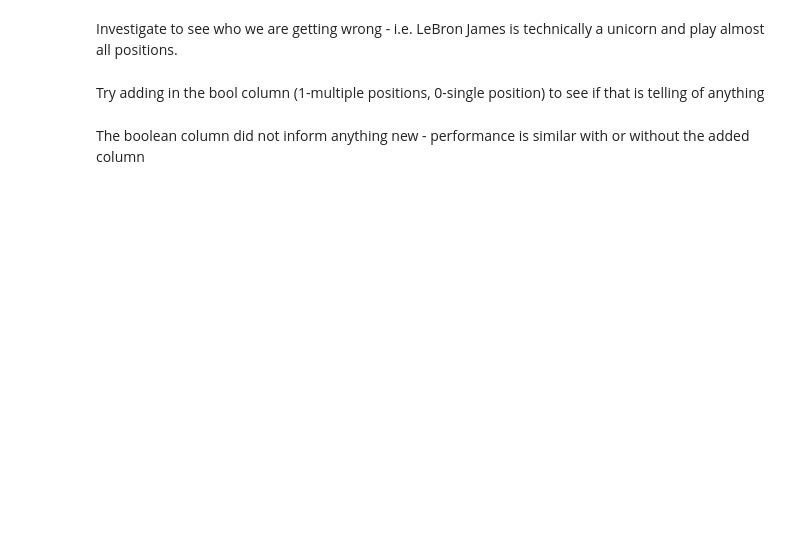
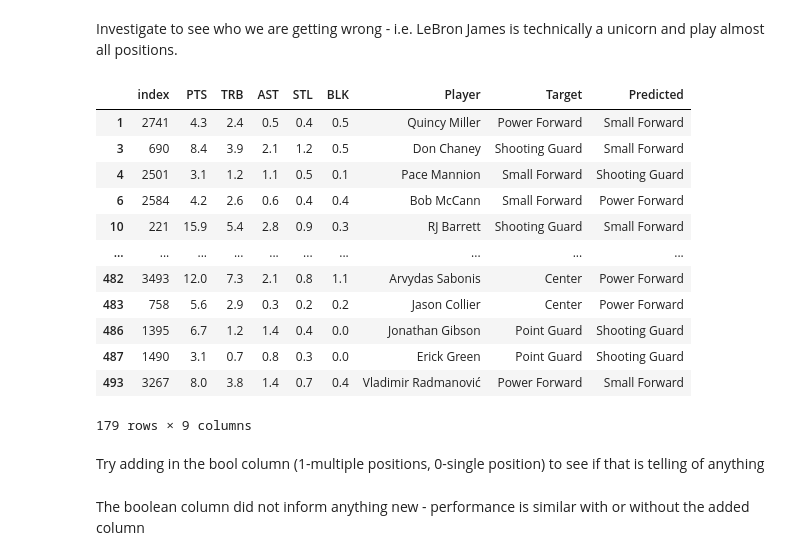
Before and after one commit to wjlau/capstone3, a Jupyter notebook: predicting_player_positions.ipynb, the cells around one changed output. Cells and saved outputs as stored; diff of their text form; code cells hidden in the pictures; blank space fills up the shorter version.

```diff
--- a/predicting_player_positions.ipynb
+++ b/predicting_player_positions.ipynb
@@ -264,5 +265,24 @@ plot_confusion_matrix(rf,X_test,y_test,xticks_rotation='vertical');
 # %% [markdown]
 Investigate to see who we are getting wrong - i.e. LeBron James is technically a unicorn and play almost all positions.
+# %%
+y_predicted = rf.predict(X_test)
+test_with_player_names = pd.concat([X_test,pd.DataFrame(all_player_stats[['Player','Target']])],axis =1, join = 'inner')
+actual_predicted = pd.concat([test_with_player_names.reset_index(),pd.DataFrame(data=y_predicted, columns = ['Predicted'])],axis = 1)
+actual_predicted[actual_predicted['Target']!=actual_predicted['Predicted']]
+# %% [output]
+|  | index | PTS | TRB | AST | STL | BLK | Player | Target | Predicted |
+| 1 | 2741 | 4.3 | 2.4 | 0.5 | 0.4 | 0.5 | Quincy Miller | Power Forward | Small Forward |
+| 3 | 690 | 8.4 | 3.9 | 2.1 | 1.2 | 0.5 | Don Chaney | Shooting Guard | Small Forward |
+| 4 | 2501 | 3.1 | 1.2 | 1.1 | 0.5 | 0.1 | Pace Mannion | Small Forward | Shooting Guard |
+| 6 | 2584 | 4.2 | 2.6 | 0.6 | 0.4 | 0.4 | Bob McCann | Small Forward | Power Forward |
+| 10 | 221 | 15.9 | 5.4 | 2.8 | 0.9 | 0.3 | RJ Barrett | Shooting Guard | Small Forward |
+| ... | ... | ... | ... | ... | ... | ... | ... | ... | ... |
+| 482 | 3493 | 12.0 | 7.3 | 2.1 | 0.8 | 1.1 | Arvydas Sabonis | Center | Power Forward |
+| 483 | 758 | 5.6 | 2.9 | 0.3 | 0.2 | 0.2 | Jason Collier | Center | Power Forward |
+| 486 | 1395 | 6.7 | 1.2 | 1.4 | 0.4 | 0.0 | Jonathan Gibson | Point Guard | Shooting Guard |
+| 487 | 1490 | 3.1 | 0.7 | 0.8 | 0.3 | 0.0 | Erick Green | Point Guard | Shooting Guard |
+| 493 | 3267 | 8.0 | 3.8 | 1.4 | 0.7 | 0.4 | Vladimir Radmanović | Power Forward | Small Forward |
+179 rows × 9 columns
 # %% [markdown]
 Try adding in the bool column (1-multiple positions, 0-single position) to see if that is telling of anything
 # %%
```
Also changed, not shown: parts of 9 cells of this notebook.
